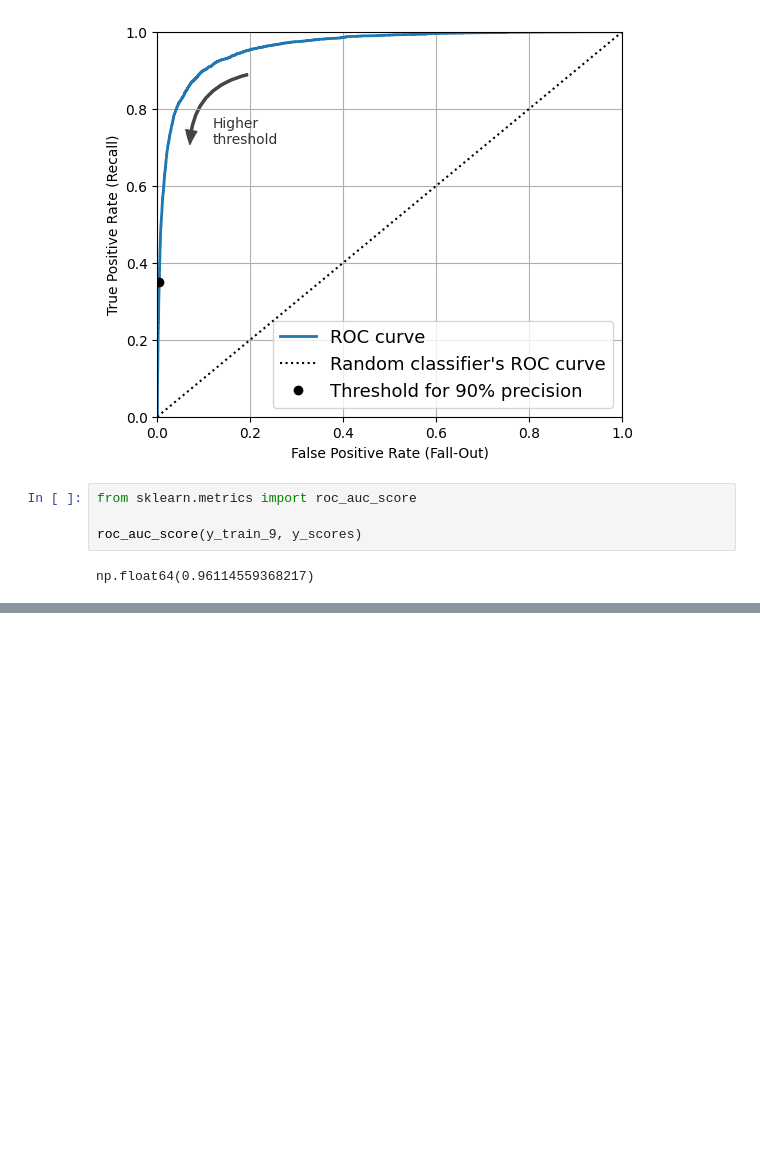
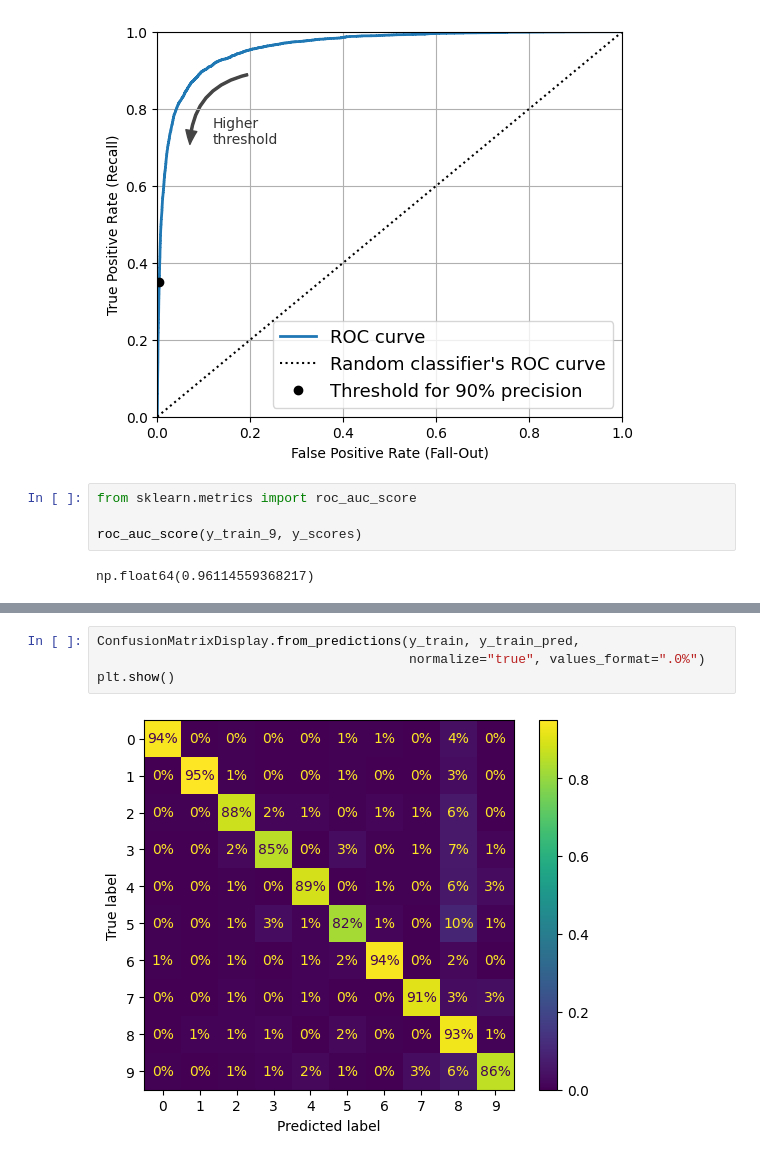
Before and after one commit to shirohigexe/practicas_HO_ML, a Jupyter notebook: MNIST.ipynb, the cells around one changed output, grey strips where cells are left out. Drawn from its saved outputs; the diff is of its cells as text; blank space fills up the shorter version.

```diff
--- a/MNIST.ipynb
+++ b/MNIST.ipynb
@@ -271,0 +358,6 @@ np.float64(0.96114559368217)
+# %%
+ConfusionMatrixDisplay.from_predictions(y_train, y_train_pred,
+                                        normalize="true", values_format=".0%")
+plt.show()
+# %% [output]
+[figure, added]
```
Also changed, not shown: parts of 43 cells of this notebook.
